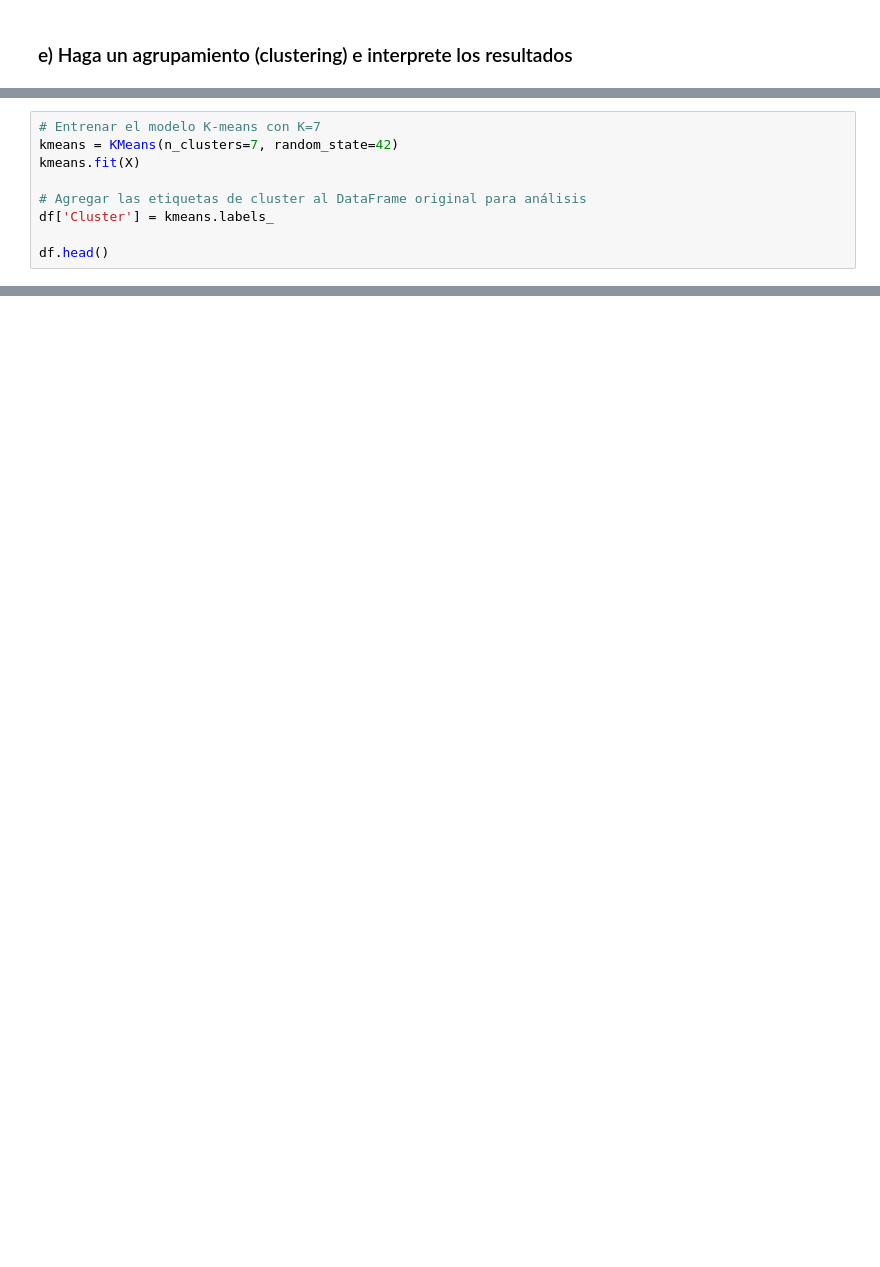
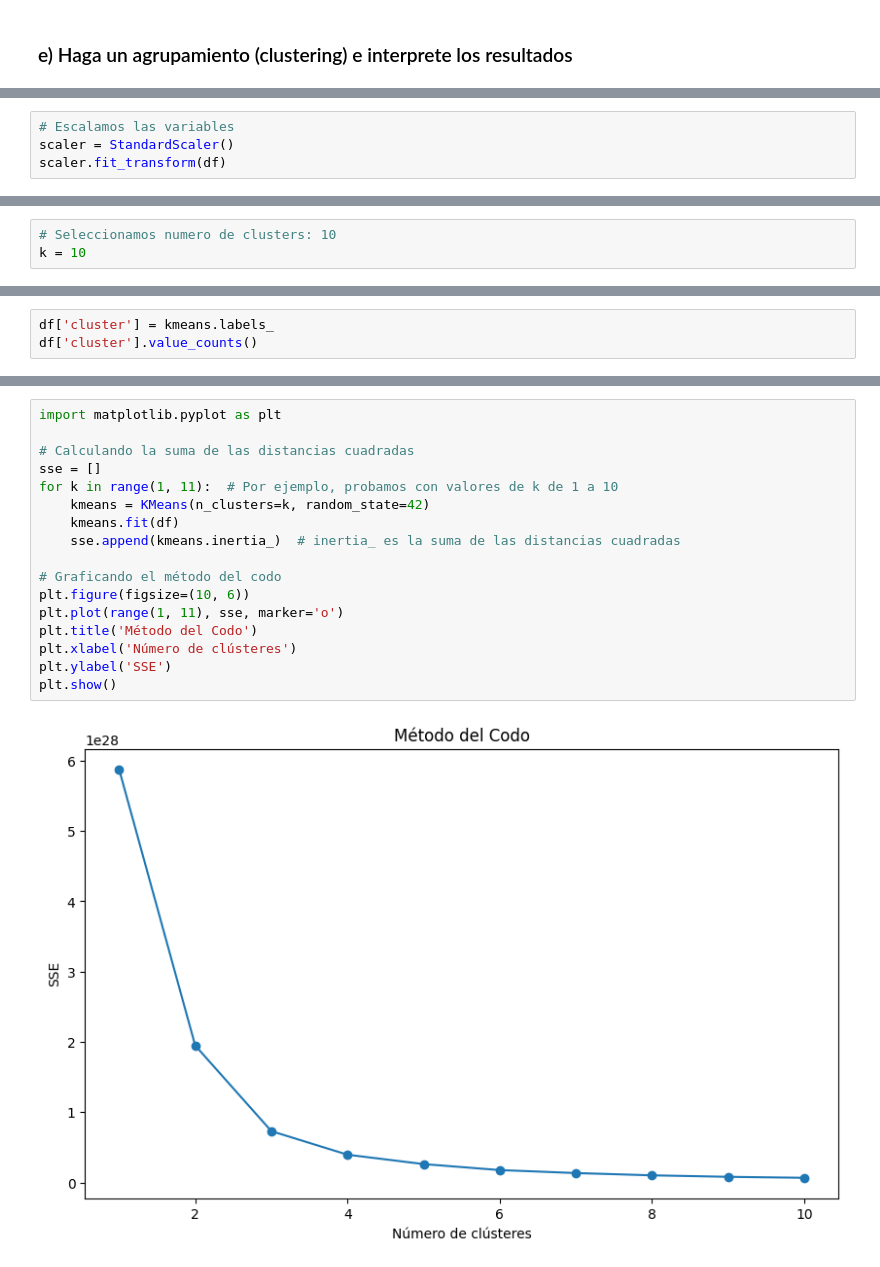
Before and after one commit to jazurdia/Proyecto1MD, a Jupyter notebook: Proyecto1.ipynb, the cells around one changed output, grey strips where cells are left out. Cells and saved outputs as stored; diff of their text form; blank space fills up the shorter version.

```diff
--- a/Proyecto1.ipynb
+++ b/Proyecto1.ipynb
@@ -285,9 +244,0 @@ Encontramos que el k adecuado es 7, porque casi no se experimenta un cambio en l
-# %%
-# Entrenar el modelo K-means con K=7
-kmeans = KMeans(n_clusters=7, random_state=42)
-kmeans.fit(X)
-
-# Agregar las etiquetas de cluster al DataFrame original para análisis
-df['Cluster'] = kmeans.labels_
-
-df.head()
@@ -563,0 +250,4 @@ Silhouette Score: 0.8869487463109196
+# %%
+# Escalamos las variables
+scaler = StandardScaler()
+scaler.fit_transform(df)
@@ -563,0 +268,3 @@ Silhouette Score: 0.8869487463109196
+# %%
+# Seleccionamos numero de clusters: 10
+k = 10
@@ -563,0 +277,3 @@ Silhouette Score: 0.8869487463109196
+# %%
+df['cluster'] = kmeans.labels_
+df['cluster'].value_counts()
@@ -563,0 +298,19 @@ Silhouette Score: 0.8869487463109196
+# %%
+import matplotlib.pyplot as plt
+
+# Calculando la suma de las distancias cuadradas
+sse = []
+for k in range(1, 11):  # Por ejemplo, probamos con valores de k de 1 a 10
+    kmeans = KMeans(n_clusters=k, random_state=42)
+    kmeans.fit(df)
+    sse.append(kmeans.inertia_)  # inertia_ es la suma de las distancias cuadradas
+
+# Graficando el método del codo
+plt.figure(figsize=(10, 6))
+plt.plot(range(1, 11), sse, marker='o')
+plt.title('Método del Codo')
+plt.xlabel('Número de clústeres')
+plt.ylabel('SSE')
+plt.show()
+# %% [output]
+[figure, added]
```
Also changed, not shown: parts of 38 cells of this notebook.
